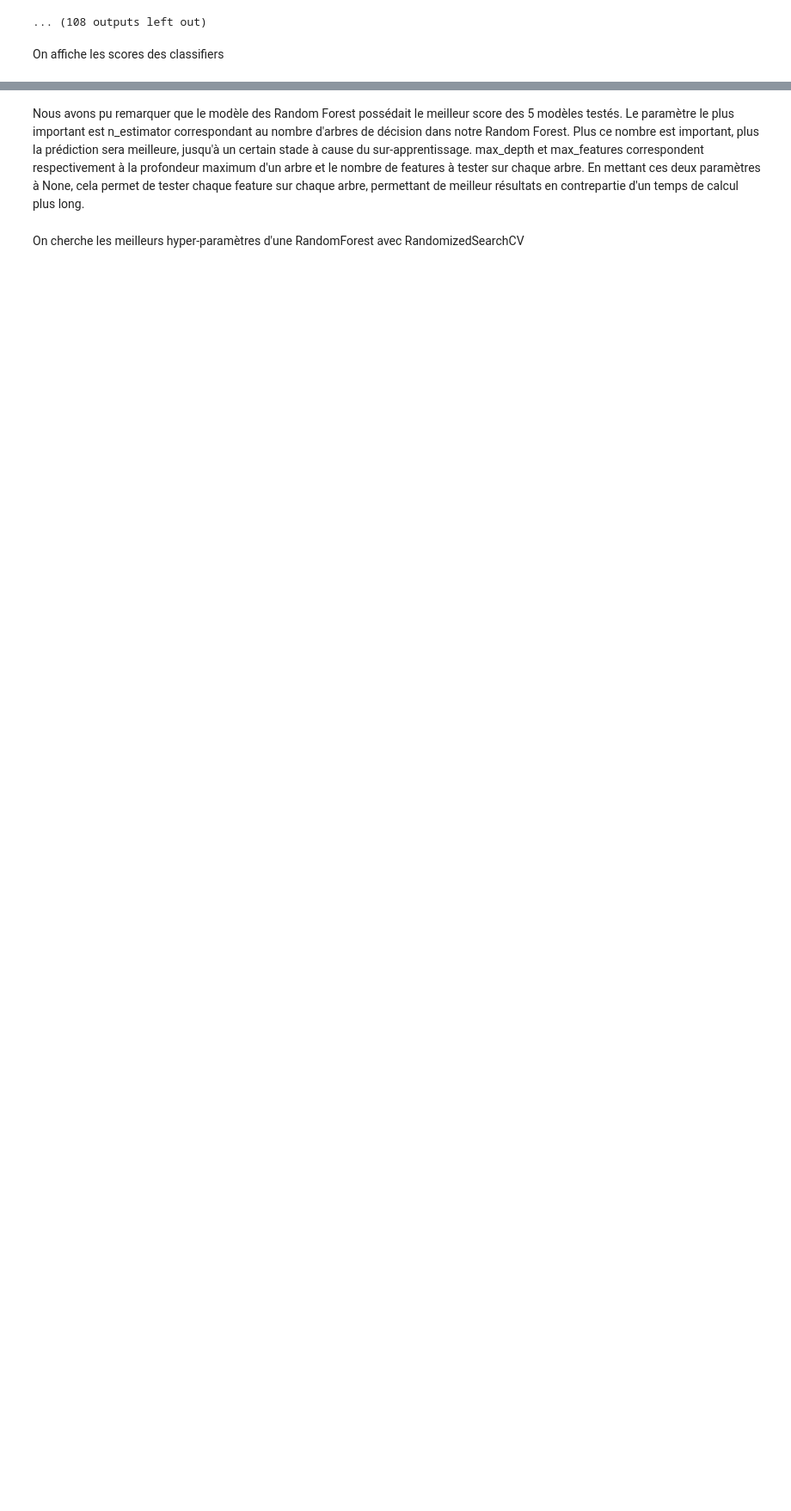
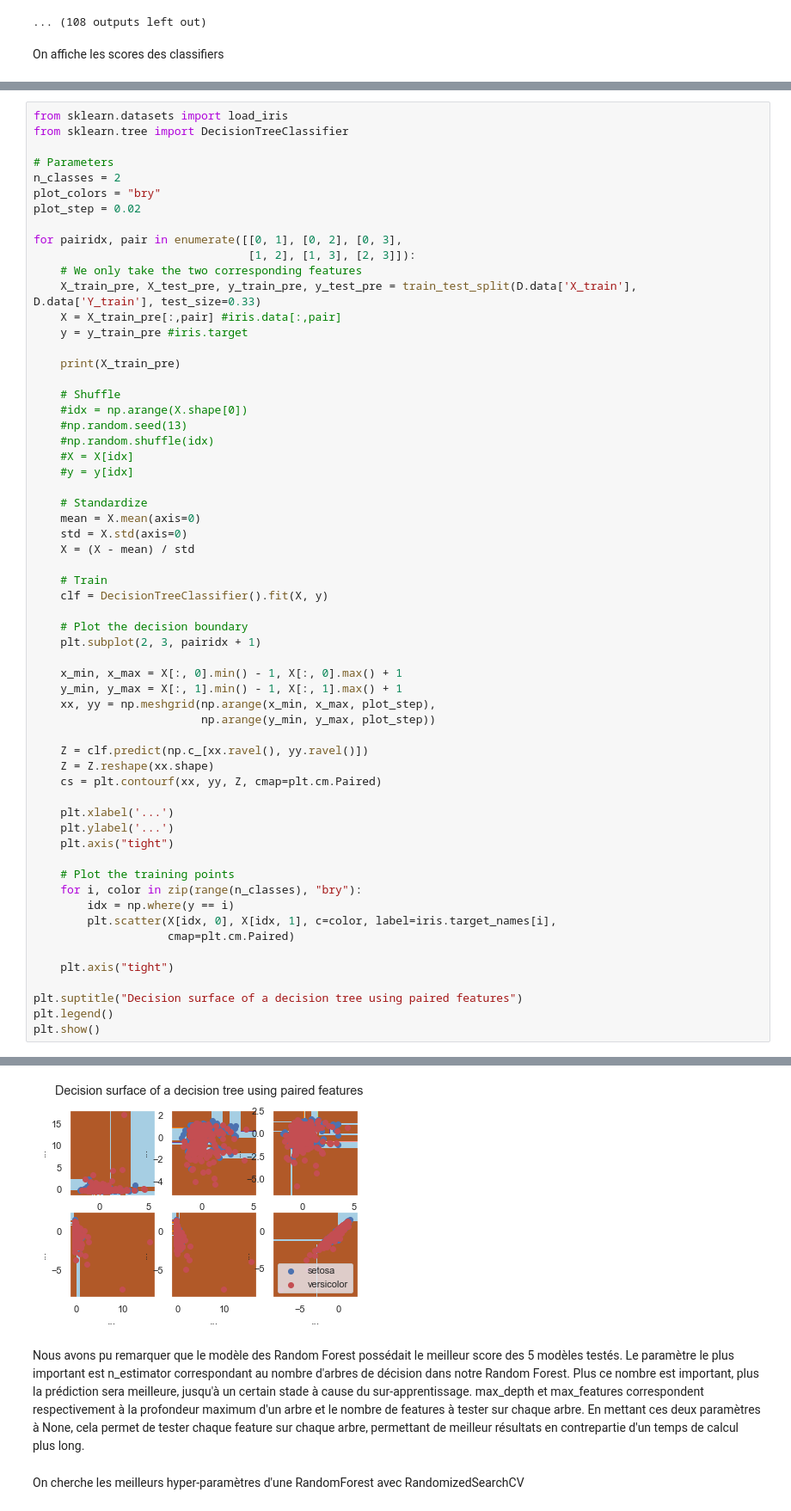
Before and after one commit to LE10EENFAIT/Africa, a Jupyter notebook: starting_kit/README_MODEL.ipynb, the cells around one changed output, grey strips where cells are left out. Shown at 86% size. Drawn from its saved outputs; the diff is of its cells as text; blank space fills up the shorter version.

```diff
--- a/starting_kit/README_MODEL.ipynb
+++ b/starting_kit/README_MODEL.ipynb
@@ -331,0 +358,61 @@ Score for KNeighborsClassifier : 63.7587% ± 0.0704%
+# %%
+from sklearn.datasets import load_iris
+from sklearn.tree import DecisionTreeClassifier
+
+# Parameters
+n_classes = 2
+plot_colors = "bry"
+plot_step = 0.02
+
+for pairidx, pair in enumerate([[0, 1], [0, 2], [0, 3],
+                                [1, 2], [1, 3], [2, 3]]):
+    # We only take the two corresponding features
+    X_train_pre, X_test_pre, y_train_pre, y_test_pre = train_test_split(D.data['X_train'], D.data['Y_train'], test_size=0.33)
+    X = X_train_pre[:,pair] #iris.data[:,pair]
+    y = y_train_pre #iris.target
+
+    print(X_train_pre)
+
+    # Shuffle
+    #idx = np.arange(X.shape[0])
+    #np.random.seed(13)
+    #np.random.shuffle(idx)
+    #X = X[idx]
+    #y = y[idx]
+
+    # Standardize
+    mean = X.mean(axis=0)
+    std = X.std(axis=0)
+    X = (X - mean) / std
+
+    # Train
+    clf = DecisionTreeClassifier().fit(X, y)
+
+    # Plot the decision boundary
+    plt.subplot(2, 3, pairidx + 1)
+
+    x_min, x_max = X[:, 0].min() - 1, X[:, 0].max() + 1
+    y_min, y_max = X[:, 1].min() - 1, X[:, 1].max() + 1
+    xx, yy = np.meshgrid(np.arange(x_min, x_max, plot_step),
+                         np.arange(y_min, y_max, plot_step))
+
+    Z = clf.predict(np.c_[xx.ravel(), yy.ravel()])
+    Z = Z.reshape(xx.shape)
+    cs = plt.contourf(xx, yy, Z, cmap=plt.cm.Paired)
+
+    plt.xlabel('...')
+    plt.ylabel('...')
+    plt.axis("tight")
+
+    # Plot the training points
+    for i, color in zip(range(n_classes), "bry"):
+        idx = np.where(y == i)
+        plt.scatter(X[idx, 0], X[idx, 1], c=color, label=iris.target_names[i],
+                    cmap=plt.cm.Paired)
+
+    plt.axis("tight")
+
+plt.suptitle("Decision surface of a decision tree using paired features")
+plt.legend()
+plt.show()
+# %% [output]
@@ -332,3 +436,4 @@ Score for KNeighborsClassifier : 63.7587% ± 0.0704%
+[figure, added]
 # %% [markdown]
 <div>
 Nous avons pu remarquer que le modèle des Random Forest possédait le meilleur score des 5 modèles testés.
```
Also changed, not shown: parts of 5 cells of this notebook.
